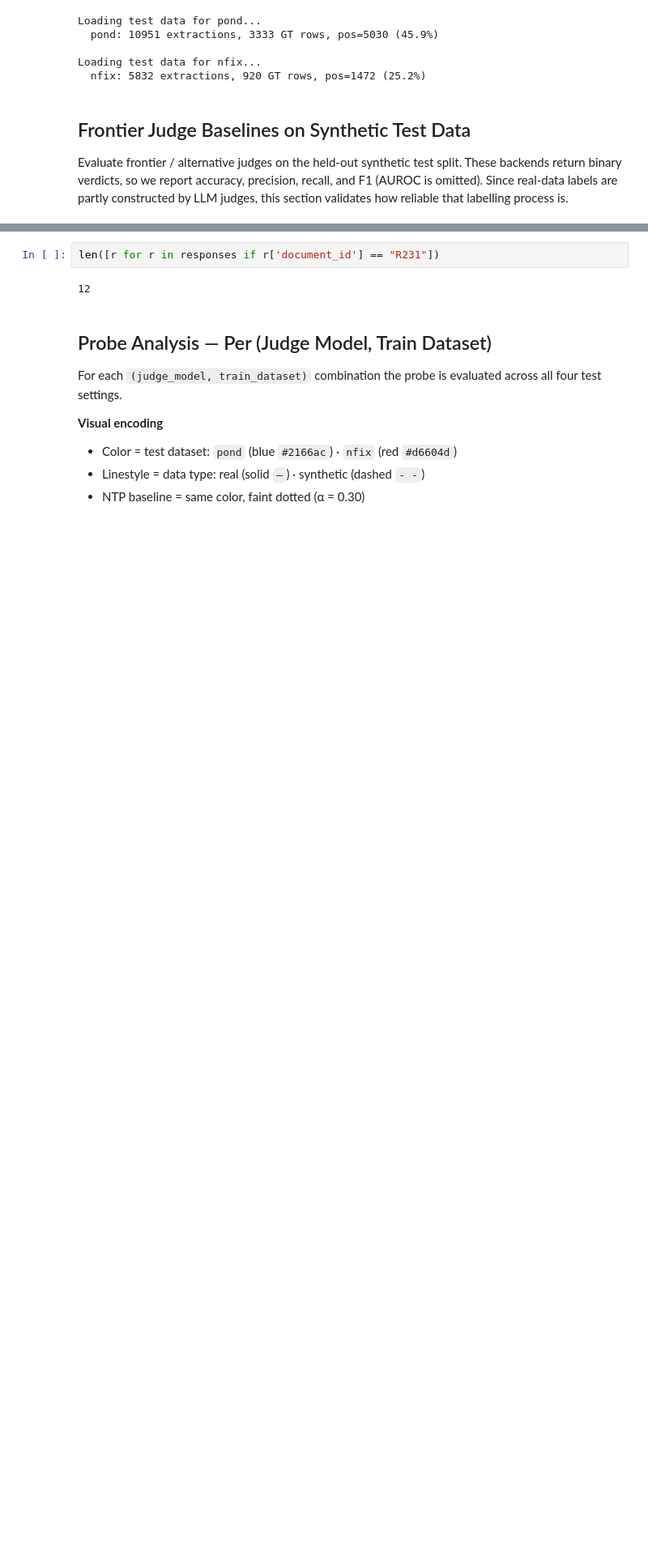
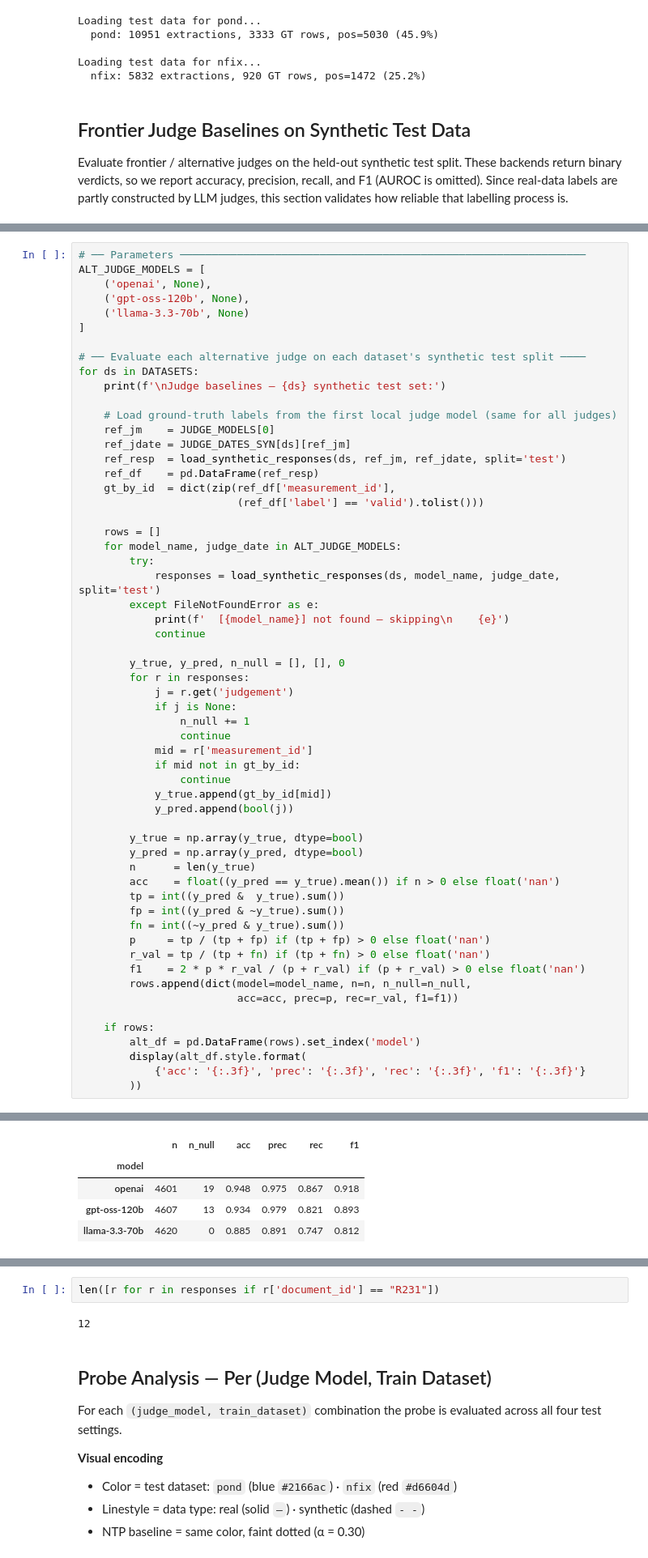
Before and after one commit to kevinqnb/scholarlm, a Jupyter notebook: analysis/synthetic_probe_test.ipynb, the cells around one changed output, grey strips where cells are left out. Shown at 81% size. Cells and saved outputs as stored; diff of their text form; blank space fills up the shorter version.

```diff
--- a/analysis/synthetic_probe_test.ipynb
+++ b/analysis/synthetic_probe_test.ipynb
@@ -408,0 +411,59 @@ Judge baselines — nfix synthetic test set:
+# %%
+# ── Parameters ────────────────────────────────────────────────────────────────
+ALT_JUDGE_MODELS = [
+    ('openai', None),
+    ('gpt-oss-120b', None),
+    ('llama-3.3-70b', None)
+]
+
+# ── Evaluate each alternative judge on each dataset's synthetic test split ────
+for ds in DATASETS:
+    print(f'\nJudge baselines — {ds} synthetic test set:')
+
+    # Load ground-truth labels from the first local judge model (same for all judges)
+    ref_jm    = JUDGE_MODELS[0]
+    ref_jdate = JUDGE_DATES_SYN[ds][ref_jm]
+    ref_resp  = load_synthetic_responses(ds, ref_jm, ref_jdate, split='test')
+    ref_df    = pd.DataFrame(ref_resp)
+    gt_by_id  = dict(zip(ref_df['measurement_id'],
+                         (ref_df['label'] == 'valid').tolist()))
+
+    rows = []
+    for model_name, judge_date in ALT_JUDGE_MODELS:
+        try:
+            responses = load_synthetic_responses(ds, model_name, judge_date, split='test')
+        except FileNotFoundError as e:
+            print(f'  [{model_name}] not found — skipping\n    {e}')
+            continue
+
+        y_true, y_pred, n_null = [], [], 0
+        for r in responses:
+            j = r.get('judgement')
+            if j is None:
+                n_null += 1
+                continue
+            mid = r['measurement_id']
+            if mid not in gt_by_id:
+                continue
+            y_true.append(gt_by_id[mid])
+            y_pred.append(bool(j))
+
+        y_true = np.array(y_true, dtype=bool)
+        y_pred = np.array(y_pred, dtype=bool)
+        n      = len(y_true)
+        acc    = float((y_pred == y_true).mean()) if n > 0 else float('nan')
+        tp = int((y_pred &  y_true).sum())
+        fp = int((y_pred & ~y_true).sum())
+        fn = int((~y_pred & y_true).sum())
+        p     = tp / (tp + fp) if (tp + fp) > 0 else float('nan')
+        r_val = tp / (tp + fn) if (tp + fn) > 0 else float('nan')
+        f1    = 2 * p * r_val / (p + r_val) if (p + r_val) > 0 else float('nan')
+        rows.append(dict(model=model_name, n=n, n_null=n_null,
+                         acc=acc, prec=p, rec=r_val, f1=f1))
+
+    if rows:
+        alt_df = pd.DataFrame(rows).set_index('model')
+        display(alt_df.style.format(
+            {'acc': '{:.3f}', 'prec': '{:.3f}', 'rec': '{:.3f}', 'f1': '{:.3f}'}
+        ))
+# %% [output]
@@ -408,0 +471,5 @@ Judge baselines — nfix synthetic test set:
+|  | n | n_null | acc | prec | rec | f1 |
+| model |  |  |  |  |  |  |
+| openai | 4601 | 19 | 0.948 | 0.975 | 0.867 | 0.918 |
+| gpt-oss-120b | 4607 | 13 | 0.934 | 0.979 | 0.821 | 0.893 |
+| llama-3.3-70b | 4620 | 0 | 0.885 | 0.891 | 0.747 | 0.812 |
```
Also changed, not shown: parts of 4 cells of this notebook, 3 other files.
